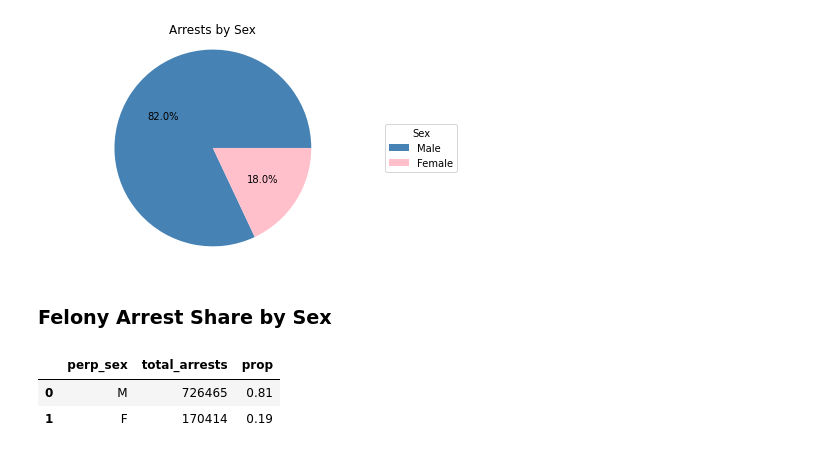
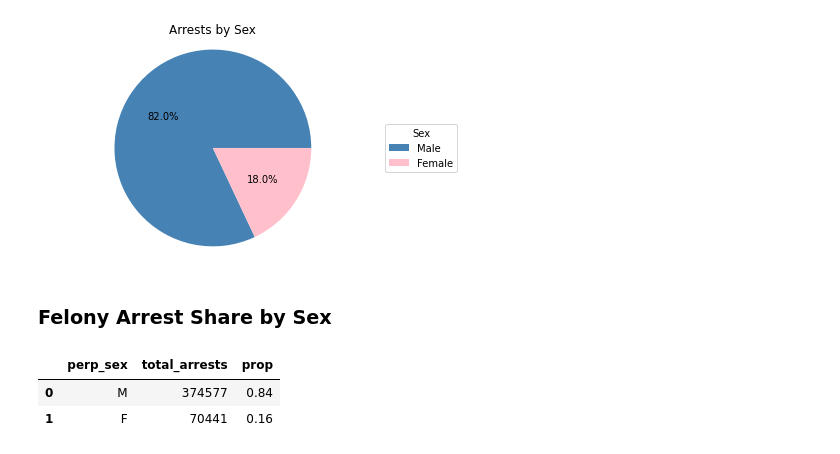
Before and after one commit to AmitSamra/NYC_Crime, a Jupyter notebook: nyc_crime_python.ipynb, the cells around one changed output. Saved outputs shown, nothing was run; the diff lists cells and outputs as text; code cells hidden in the pictures.

```diff
--- a/nyc_crime_python.ipynb
+++ b/nyc_crime_python.ipynb
@@ -887,13 +887,13 @@ plt.show()
 # %%
 df_sex_fel = df[df.law_cat_cd.isin(['F'])]
 df_sex_fel = df_sex_fel.groupby('perp_sex', as_index=False)
 df_sex_fel = df_sex_fel.size()
 df_sex_fel = df_sex_fel.sort_values('size', ascending=False)
 df_sex_fel = df_sex_fel.rename(columns={'size':'total_arrests'})
 df_sex_fel = df_sex_fel.reset_index(drop=True)
 df_sex_fel['prop'] = df_sex_fel['total_arrests'].div(df_sex_fel['total_arrests'].sum()).round(2)
-df_sex
+df_sex_fel
 # %% [output]
 |  | perp_sex | total_arrests | prop |
-| 0 | M | 726465 | 0.81 |
-| 1 | F | 170414 | 0.19 |
+| 0 | M | 374577 | 0.84 |
+| 1 | F | 70441 | 0.16 |
```
Also changed, not shown: parts of 1 cell of this notebook.
